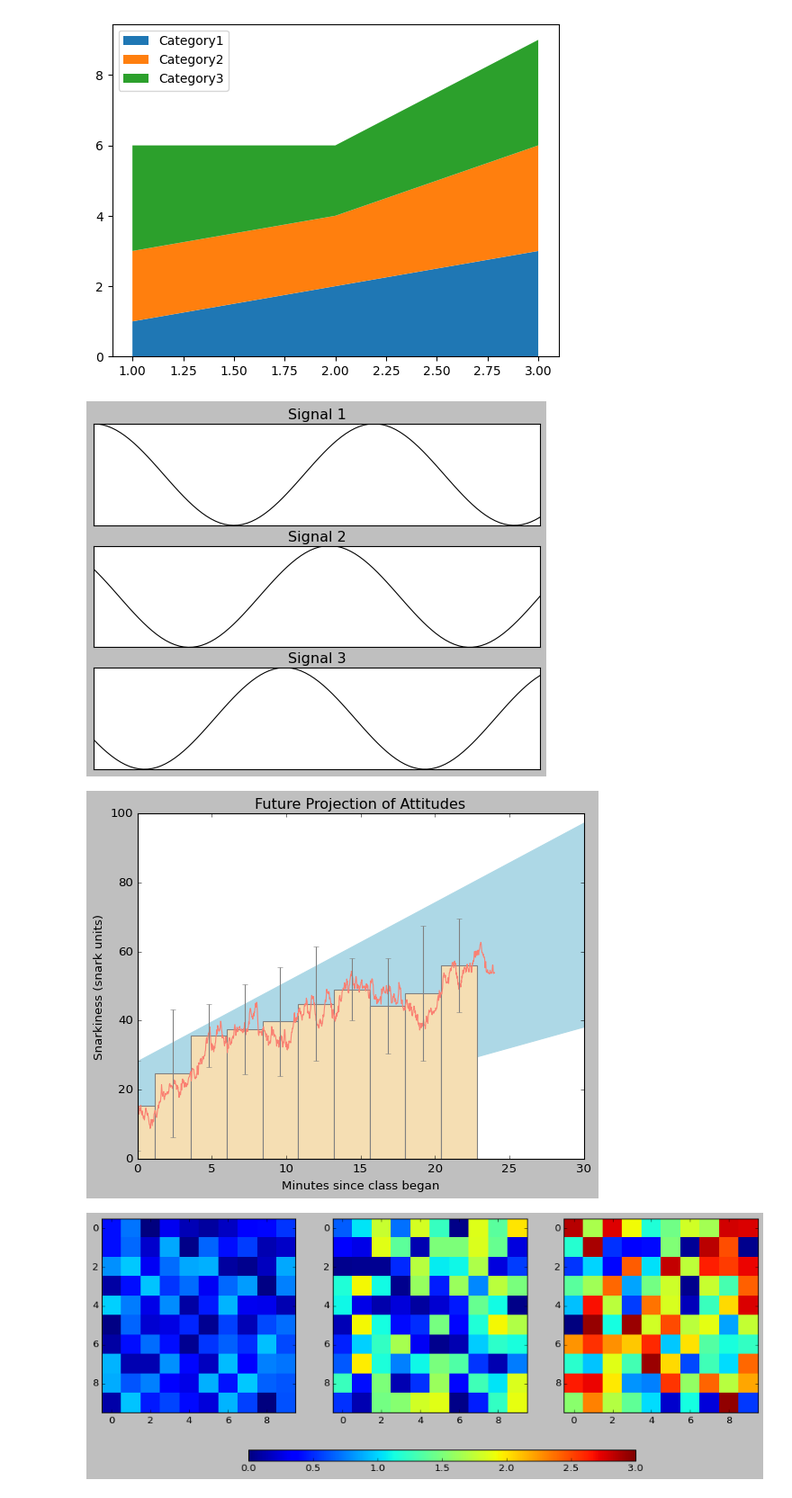
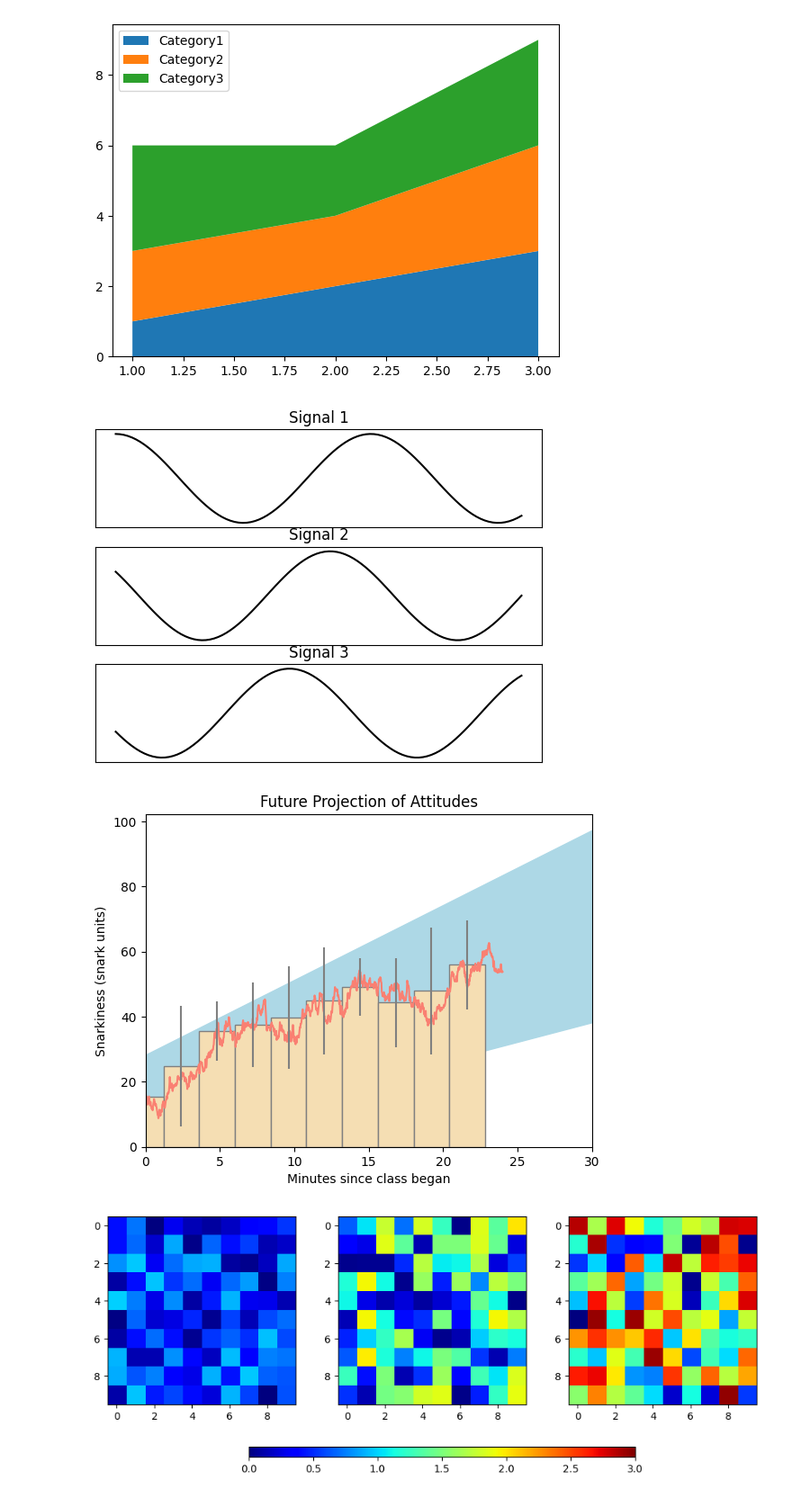
Before and after one commit to rschifan/avrc-2324, a Jupyter notebook: dataviz/tutorials/01-matplotlib/solutions/exercises-matplotlib-solutions.ipynb, the cells around one changed output. Shown at 90% size. Cells and saved outputs as stored; diff of their text form; code cells hidden in the pictures.

```diff
--- a/dataviz/tutorials/01-matplotlib/solutions/exercises-matplotlib-solutions.ipynb
+++ b/dataviz/tutorials/01-matplotlib/solutions/exercises-matplotlib-solutions.ipynb
@@ -134,8 +134,6 @@ plt.show()
 # %%
 import numpy as np
 import matplotlib.pyplot as plt
-
-plt.style.use('classic')
 
 x = np.linspace(0, 10, 100)
 y1, y2, y3 = np.cos(x), np.cos(x + 1), np.cos(x + 2)
@@ -149,7 +147,7 @@ for ax, y, name in zip(axes, [y1, y2, y3], names):
 
 plt.show()
 # %% [output]
-[figure, old version]
+[figure, new version]
 # %%
 import numpy as np
 import matplotlib.pyplot as plt
@@ -189,32 +187,30 @@ ax.set_xlim(0,30)
 
 plt.show()
 # %% [output]
-[figure, old version]
+[figure, new version]
 # %%
 import numpy as np
 import matplotlib.pyplot as plt
 np.random.seed(1)
-
-plt.style.use('classic')
 
 # Generate random data with different ranges...
 data1 = np.random.random((10, 10))
 data2 = 2 * np.random.random((10, 10))
 data3 = 3 * np.random.random((10, 10))
 
 # Set up our figure and axes...
 fig, axes = plt.subplots(ncols=3, figsize=plt.figaspect(0.5))
 fig.tight_layout() # Make the subplots fill up the figure a bit more...
 cax = fig.add_axes([0.25, 0.1, 0.55, 0.03]) # Add an axes for the colorbar
 
 # Now you're on your own!
 for ax, data in zip(axes, [data1, data2, data3]):
-    im = ax.imshow(data, vmin=0, vmax=3, interpolation='nearest')
+    im = ax.imshow(data, vmin=0, vmax=3, interpolation='nearest', cmap='jet')
 
 fig.colorbar(im, cax=cax, orientation='horizontal')
 plt.show()
 # %% [output]
-[figure, old version]
+[figure, new version]
 # %%
 import numpy as np
 import matplotlib.pyplot as plt
```
Also changed, not shown: parts of 8 cells of this notebook, 7 other files.
